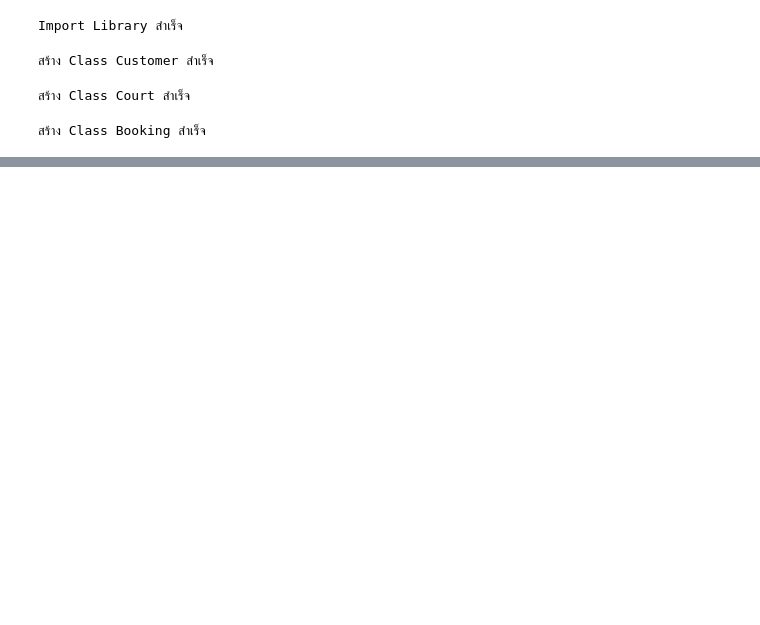
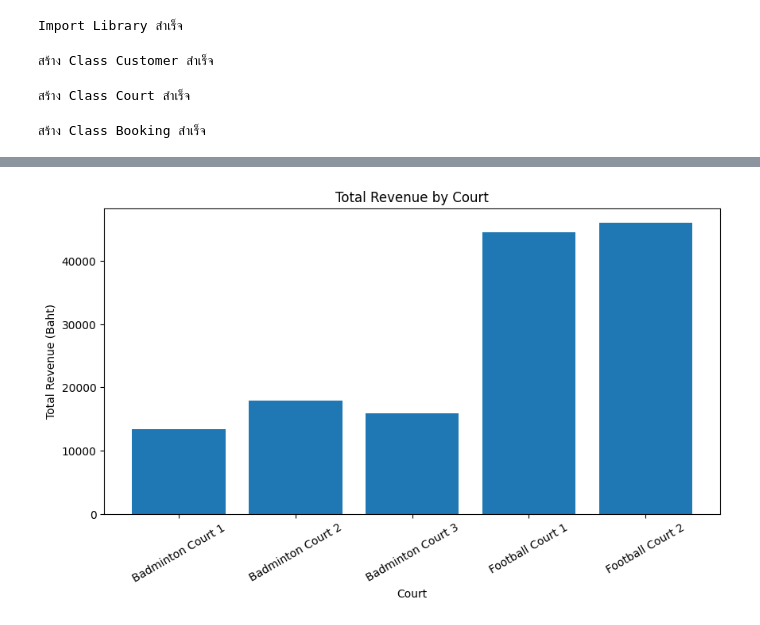
Before and after one commit to niramol489-creator/Project-group13, a Jupyter notebook: Project_group13.ipynb, the cells around one changed output, grey strips where cells are left out. Drawn from its saved outputs; the diff is of its cells as text; code cells hidden in the pictures; blank space fills up the shorter version.

```diff
--- a/Project_group13.ipynb
+++ b/Project_group13.ipynb
@@ -909,0 +1115,41 @@ display(result2)
+# %%
+# ข้อ 28 สร้างกราฟแท่งแสดงรายได้รวมของแต่ละสนาม
+
+plt.figure(figsize=(10, 5))
+# กำหนดขนาดของกราฟ
+# ความกว้าง = 10 นิ้ว และความสูง = 5 นิ้ว
+
+plt.bar(
+    court_summary["court_name"],
+    court_summary["total_revenue"]
+)
+# สร้างกราฟแท่ง (Bar Chart)
+# แกน X ใช้ชื่อสนาม (court_name)
+# แกน Y ใช้รายได้รวมของสนาม (total_revenue)
+
+plt.title(
+    "Total Revenue by Court"
+)
+# กำหนดชื่อกราฟ
+# หมายถึง "รายได้รวมของแต่ละสนาม"
+
+plt.xlabel(
+    "Court"
+)
+# กำหนดชื่อแกน X
+# แกน X แสดงชื่อสนาม
+
+plt.ylabel(
+    "Total Revenue (Baht)"
+)
+# กำหนดชื่อแกน Y
+# แกน Y แสดงรายได้รวม โดยหน่วยเป็นบาท
+
+plt.xticks(rotation=30)
+# หมุนชื่อสนามบนแกน X 30 องศา
+# เพื่อให้ชื่อสนามอ่านง่ายและไม่ทับกัน
+
+plt.show()
+# แสดงกราฟ
+# %% [output]
+[figure, added]
```
Also changed, not shown: parts of 20 cells of this notebook.
